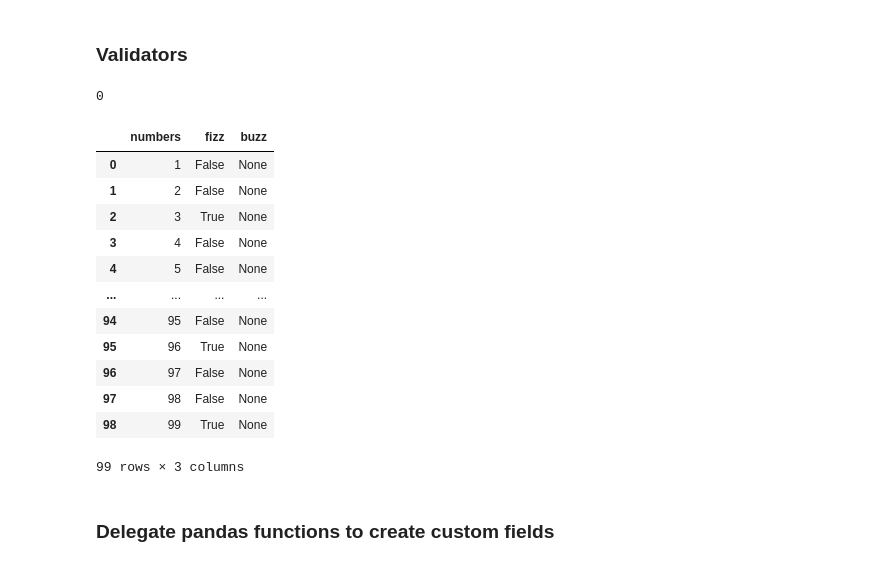
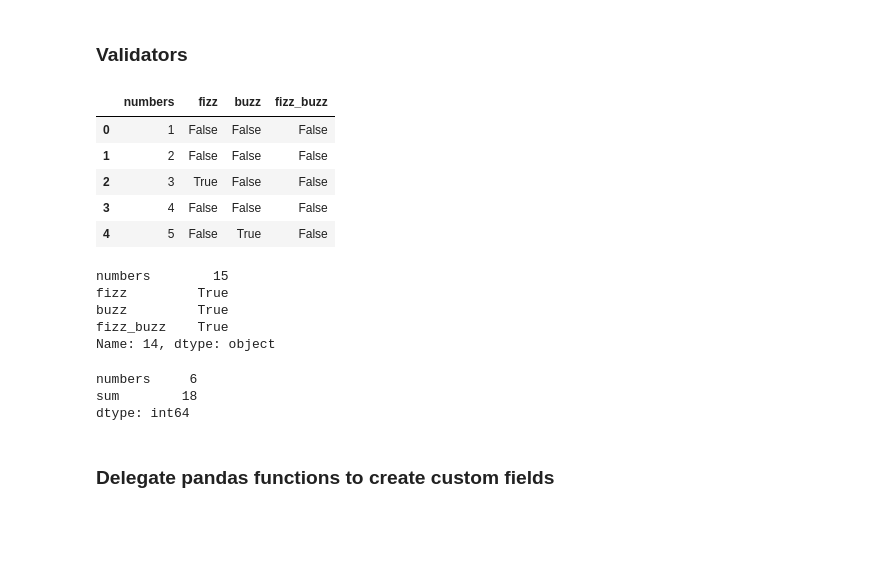
Before and after one commit to schlinkertc/pydantic-pandas, a Jupyter notebook: 00_core.ipynb, the cells around one changed output. Saved outputs shown, nothing was run; the diff lists cells and outputs as text; code cells hidden in the pictures; blank space fills up the shorter version.

```diff
--- a/00_core.ipynb
+++ b/00_core.ipynb
@@ -261,10 +248,6 @@ Model.parse_obj(df)
 Model(index={0: 0, 1: 1, 2: 2}, string={0: 'a', 1: 'b', 2: 'c'}, numbers={0: 1, 1: 2, 2: 3})
 # %% [markdown]
 ### Validators
-# %%
-3%3
-# %% [output]
-0
 # %%
 from pydantic import validator
 
@@ -272,24 +255,34 @@ class Model(BaseFrame):
     numbers: ConstrainedArray[int]
     fizz: bool = None
     buzz: bool = None
+    fizz_buzz: bool = None
 
     @validator('fizz',always=True)
     def _is_fizz(cls,v,values):
         return values['numbers'].apply(lambda x: x%3==0)
-    def
+
+    @validator('buzz',always=True)
+    def _is_buzz(cls,v,values):
+        return values['numbers'].apply(lambda x: x%5==0)
+
+    @validator('fizz_buzz',always=True)
+    def _is_fizz_buzz(cls,v,values):
+        return pd.DataFrame([values['fizz'],values['buzz']]).sum(axis=0)==2
 # %%
-Model(numbers=range(1,100)).df
+df = Model(numbers=range(1,100)).df
+df.head()
 # %% [output]
-|  | numbers | fizz | buzz |
-| 0 | 1 | False | None |
-| 1 | 2 | False | None |
-| 2 | 3 | True | None |
-| 3 | 4 | False | None |
-| 4 | 5 | False | None |
-| ... | ... | ... | ... |
-| 94 | 95 | False | None |
-| 95 | 96 | True | None |
-| 96 | 97 | False | None |
-| 97 | 98 | False | None |
-| 98 | 99 | True | None |
+|  | numbers | fizz | buzz | fizz_buzz |
+| 0 | 1 | False | False | False |
+| 1 | 2 | False | False | False |
+| 2 | 3 | True | False | False |
+| 3 | 4 | False | False | False |
+| 4 | 5 | False | True | False |
-99 rows × 3 columns
+# %%
+df.iloc[14]
+# %% [output]
+numbers        15
+fizz         True
+buzz         True
+fizz_buzz    True
+Name: 14, dtype: object
@@ -296,3 +297,9 @@ Model(numbers=range(1,100)).df
+# %%
+Model(numbers=[1,2,3]).df.sum()
+# %% [output]
+numbers     6
+sum        18
+dtype: int64
 # %% [markdown]
 ### Delegate pandas functions to create custom fields
 # %%
```
Also changed, not shown: parts of 28 cells of this notebook, 3 other files.
